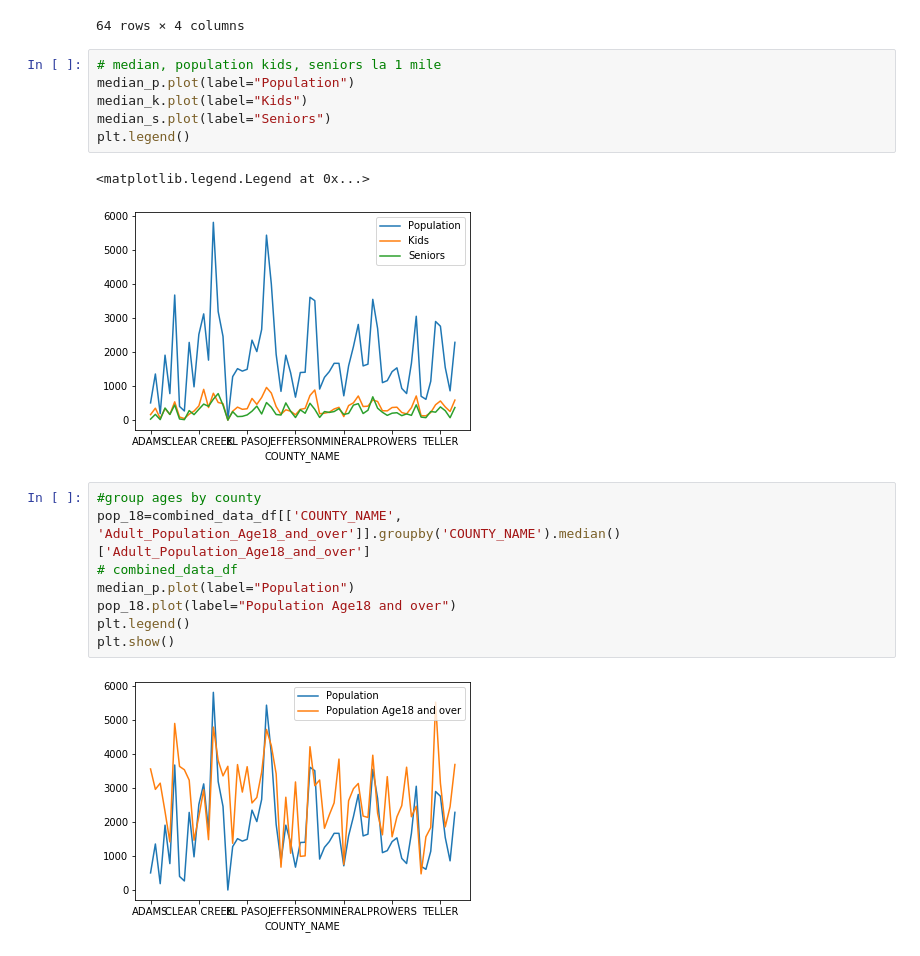
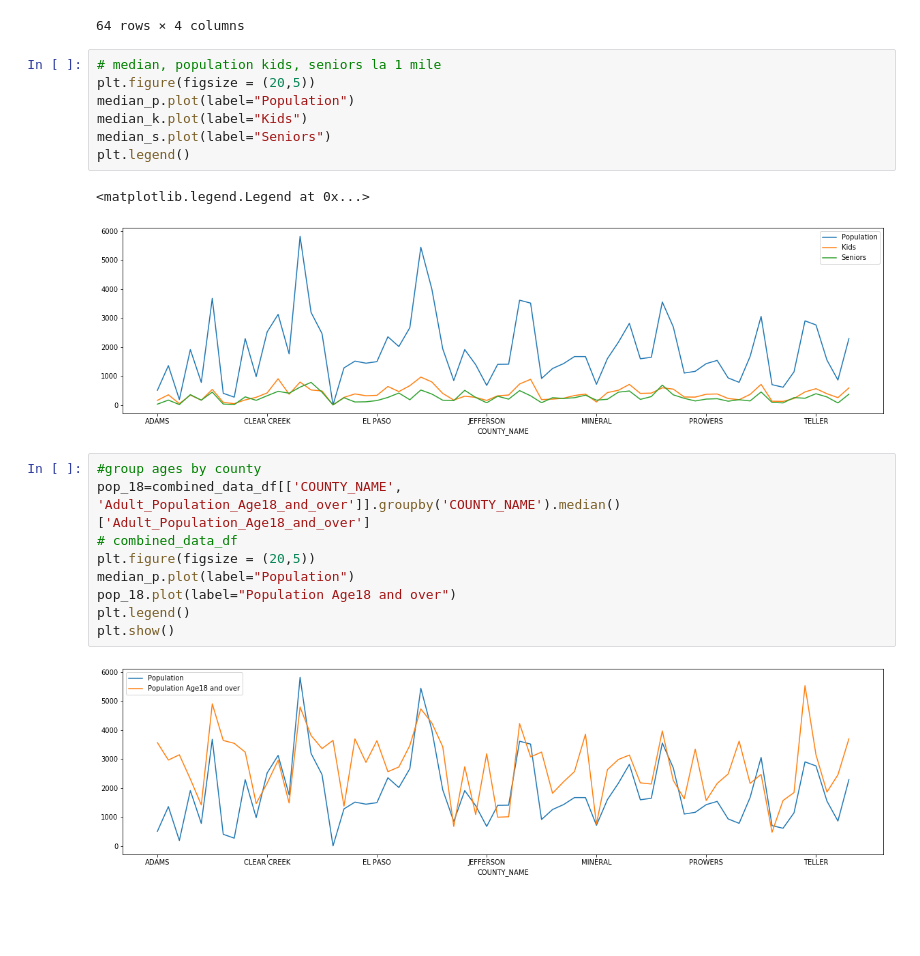
Before and after one commit to Ryan-Eberle/Diabetes-Demographics-in-Colorado, a Jupyter notebook: Diabetes_age_analysis.ipynb, the cells around one changed output. Drawn from its saved outputs; the diff is of its cells as text; blank space fills up the shorter version.

Commit message:
fixing formats, chart elements

```diff
--- a/Diabetes_age_analysis.ipynb
+++ b/Diabetes_age_analysis.ipynb
@@ -113,23 +208,25 @@ summary_lasenior
 64 rows × 4 columns
 # %%
 # median, population kids, seniors la 1 mile
+plt.figure(figsize = (20,5))
 median_p.plot(label="Population")
 median_k.plot(label="Kids")
 median_s.plot(label="Seniors")
 plt.legend()
 # %% [output]
 <matplotlib.legend.Legend at 0x...>
-[figure, old version]
+[figure, new version]
 # %%
 #group ages by county
 pop_18=combined_data_df[['COUNTY_NAME', 'Adult_Population_Age18_and_over']].groupby('COUNTY_NAME').median()['Adult_Population_Age18_and_over']
 # combined_data_df
+plt.figure(figsize = (20,5))
 median_p.plot(label="Population")
 pop_18.plot(label="Population Age18 and over")
 plt.legend()
 plt.show()
 # %% [output]
-[figure, old version]
+[figure, new version]
 # %%
 #group adj diabetes rate by county
 diab_rate=combined_data_df[['COUNTY_NAME', 'DIABETES_ADJRATE']].groupby('COUNTY_NAME').median()['DIABETES_ADJRATE']
```
Also changed, not shown: parts of 24 cells of this notebook.
